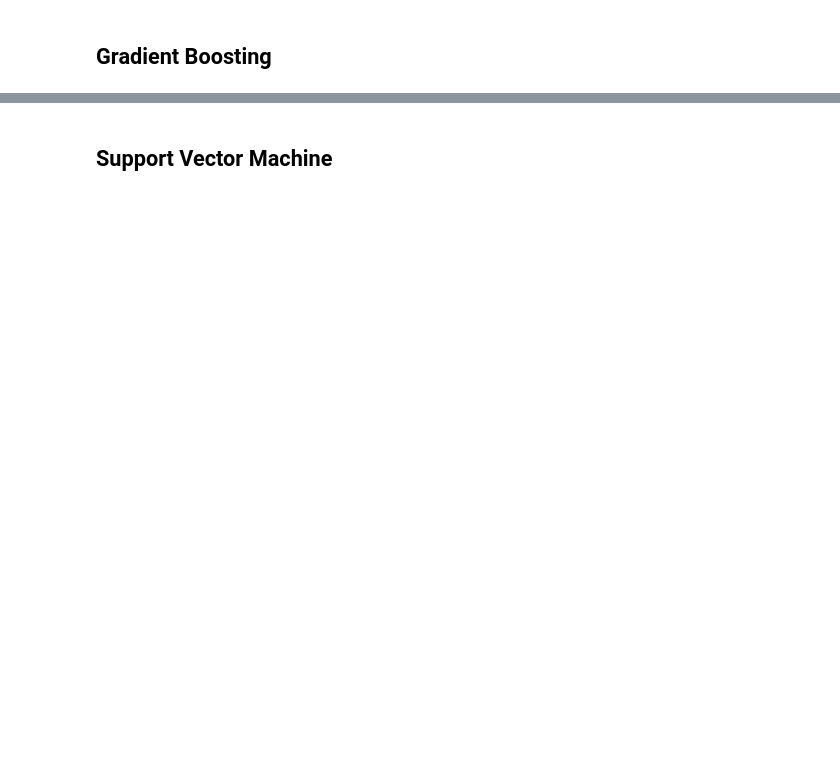
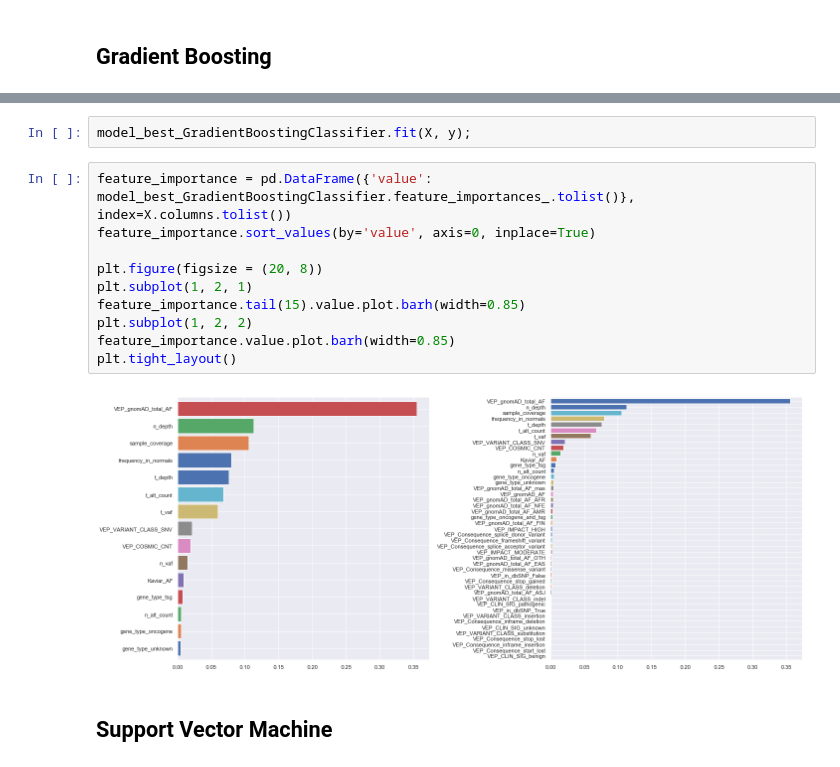
Before and after one commit to ElsaB/impact-annotator, a Jupyter notebook: analysis/prediction/somatic_vs_non_somatic_classification.ipynb, the cells around one changed output, grey strips where cells are left out. Saved outputs shown, nothing was run; the diff lists cells and outputs as text; blank space fills up the shorter version.

```diff
--- a/analysis/prediction/somatic_vs_non_somatic_classification.ipynb
+++ b/analysis/prediction/somatic_vs_non_somatic_classification.ipynb
@@ -555,2 +613,16 @@ feature_importance.plot.barh(figsize = (10, 8), width = 0.85);
+# %%
+model_best_GradientBoostingClassifier.fit(X, y);
+# %%
+feature_importance = pd.DataFrame({'value': model_best_GradientBoostingClassifier.feature_importances_.tolist()}, index=X.columns.tolist())
+feature_importance.sort_values(by='value', axis=0, inplace=True)
+
+plt.figure(figsize = (20, 8))
+plt.subplot(1, 2, 1)
+feature_importance.tail(15).value.plot.barh(width=0.85)
+plt.subplot(1, 2, 2)
+feature_importance.value.plot.barh(width=0.85)
+plt.tight_layout()
+# %% [output]
+[figure, added]
 # %% [markdown]
 ## Support Vector Machine
```
Also changed, not shown: parts of 52 cells of this notebook, 5 other files.
